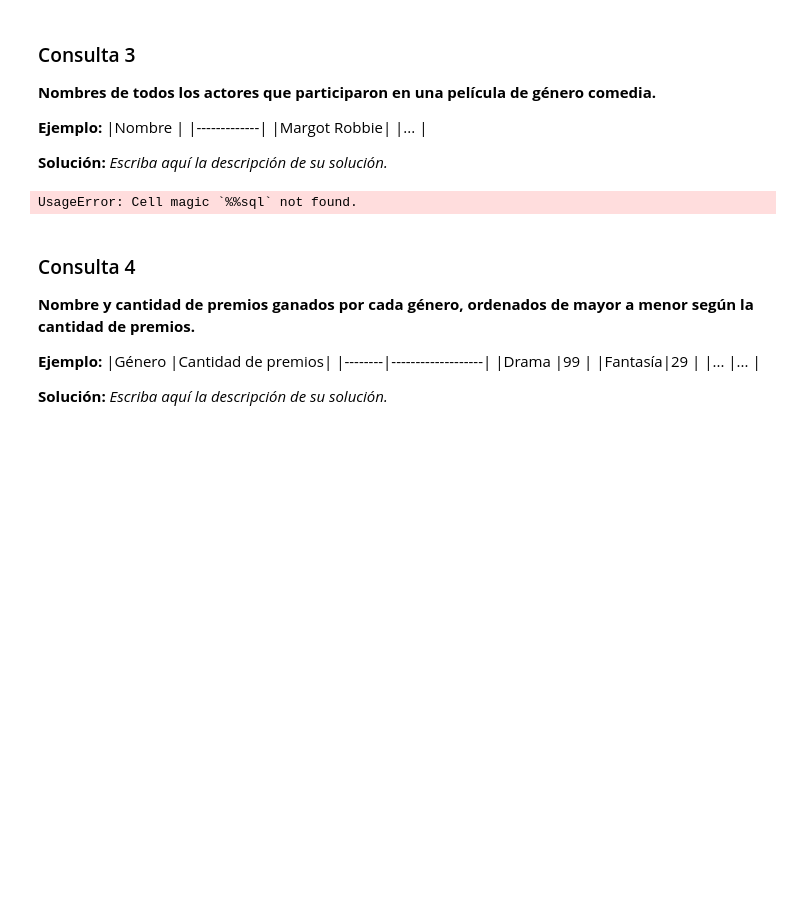
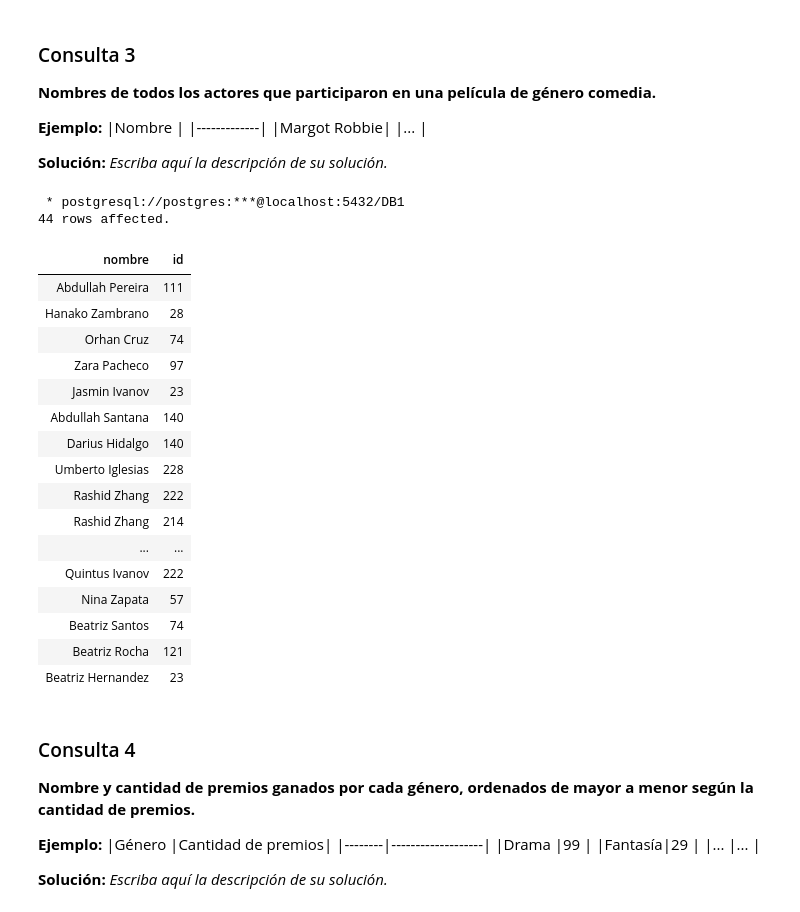
Before and after one commit to CarlosRabu-V2/Tarea1-BD, a Jupyter notebook: Tarea_1.ipynb, the cells around one changed output. Saved outputs shown, nothing was run; the diff lists cells and outputs as text; code cells hidden in the pictures; blank space fills up the shorter version.

Commit message:
Consultas hechas
consultas 3,6,9

```diff
--- a/Tarea_1.ipynb
+++ b/Tarea_1.ipynb
@@ -347,11 +387,37 @@ UsageError: Cell magic `%%sql` not found.
 
 
 **Solución:** _Escriba aquí la descripción de su solución._
-# %%
-%%sql
-/* Reemplace estas queries por las que resuelven las consultas pedidas. */
-# %% [output]
-UsageError: Cell magic `%%sql` not found.
+# %%
+%%sql
+SELECT
+    actor.nombre AS Nombre
+FROM
+    actor_participa_en_pelicula INNER JOIN pelicula
+    ON
+    actor_participa_en_pelicula.id_pelicula = pelicula.id_pelicula INNER JOIN actor
+    ON
+    actor_participa_en_pelicula.id_actor = actor.id_actor
+WHERE pelicula.genero ='Comedia';
+# %% [output]
+ * postgresql://postgres:***@localhost:5432/DB1
+44 rows affected.
+| nombre | id |
+| Abdullah Pereira | 111 |
+| Hanako Zambrano | 28 |
+| Orhan Cruz | 74 |
+| Zara Pacheco | 97 |
+| Jasmin Ivanov | 23 |
+| Abdullah Santana | 140 |
+| Darius Hidalgo | 140 |
+| Umberto Iglesias | 228 |
+| Rashid Zhang | 222 |
+| Rashid Zhang | 214 |
+| ... | ... |
+| Quintus Ivanov | 222 |
+| Nina Zapata | 57 |
+| Beatriz Santos | 74 |
+| Beatriz Rocha | 121 |
+| Beatriz Hernandez | 23 |
 # %% [markdown]
 ### Consulta 4
 **Nombre y cantidad de premios ganados por cada género, ordenados de mayor a menor según la cantidad de premios.**
```
Also changed, not shown: parts of 16 cells of this notebook.
